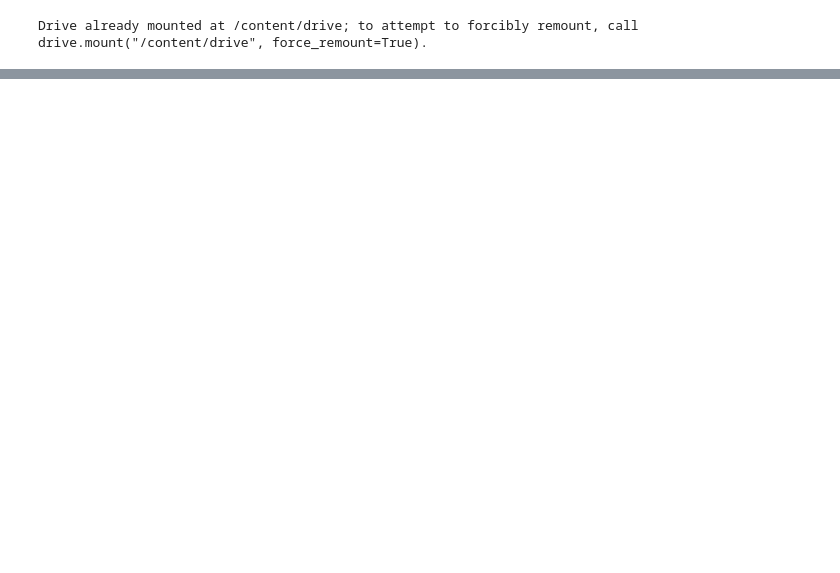
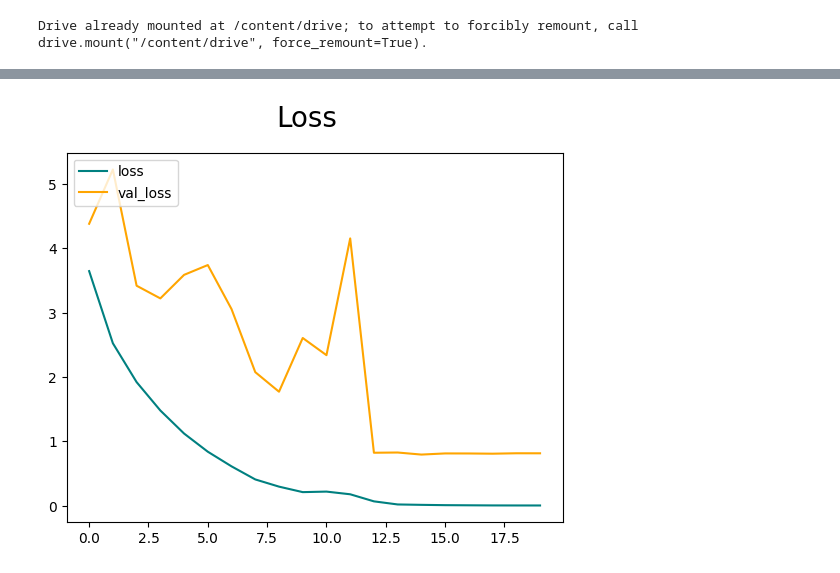
Before and after one commit to noahgoldschmied/Name-That-Sport, a Jupyter notebook: Sports_Classification_Model.ipynb, the cells around one changed output, grey strips where cells are left out. Drawn from its saved outputs; the diff is of its cells as text; code cells hidden in the pictures; blank space fills up the shorter version.

```diff
--- a/Sports_Classification_Model.ipynb
+++ b/Sports_Classification_Model.ipynb
@@ -25,0 +51,9 @@ Requirement already satisfied: idna<4,>=2.5 in /usr/local/lib/python3.10/dist-pa
+# %%
+#right now we have our batches, with values from 0-255. In order to make the learning more efficient, we want to scale down to 0-1
+
+#the map function allows us to transform within the pipeline
+#the x variable represents the images, y represents the class labels
+#by doing x/255, we scale down to 0-1
+training_data = training_data.map(lambda x, y: (x/255, y))
+testing_data = testing_data.map(lambda x, y: (x/255, y))
+validating_data = validating_data.map(lambda x, y: (x/255, y))
@@ -25,0 +162,21 @@ Requirement already satisfied: idna<4,>=2.5 in /usr/local/lib/python3.10/dist-pa
+# %%
+# Define RMSprop optimizer with specific parameters
+from tensorflow.keras.optimizers import RMSprop
+from tensorflow.keras.callbacks import EarlyStopping, ReduceLROnPlateau
+
+early_stopping = EarlyStopping(monitor='val_loss', patience=5, restore_best_weights=True)
+
+optimizer = RMSprop(learning_rate=0.001, rho=0.9, epsilon=1e-07)
+reduce_lr = ReduceLROnPlateau(monitor='val_loss', factor=0.1, patience=3, min_lr=1e-7)
+# %%
+input = Input(shape=[256, 256, 3])
+
+x = data_augmentation(input)
+x = entry_flow(input)
+x = middle_flow(x)
+output = exit_flow(x)
+
+model = Model(input, output)
+model.compile(optimizer='adam',loss='categorical_crossentropy',metrics=['accuracy'])
+# %%
+hist = model.fit(training_data, epochs = 25, validation_data=validating_data, callbacks=[early_stopping, reduce_lr])
@@ -25,0 +201,9 @@ Requirement already satisfied: idna<4,>=2.5 in /usr/local/lib/python3.10/dist-pa
+# %%
+fig = plt.figure()
+plt.plot(hist.history['loss'], color='teal', label='loss')
+plt.plot(hist.history['val_loss'], color='orange', label='val_loss')
+fig.suptitle('Loss', fontsize=20)
+plt.legend(loc="upper left")
+plt.show()
+# %% [output]
+[figure, added]
```
Also changed, not shown: parts of 16 cells of this notebook.
